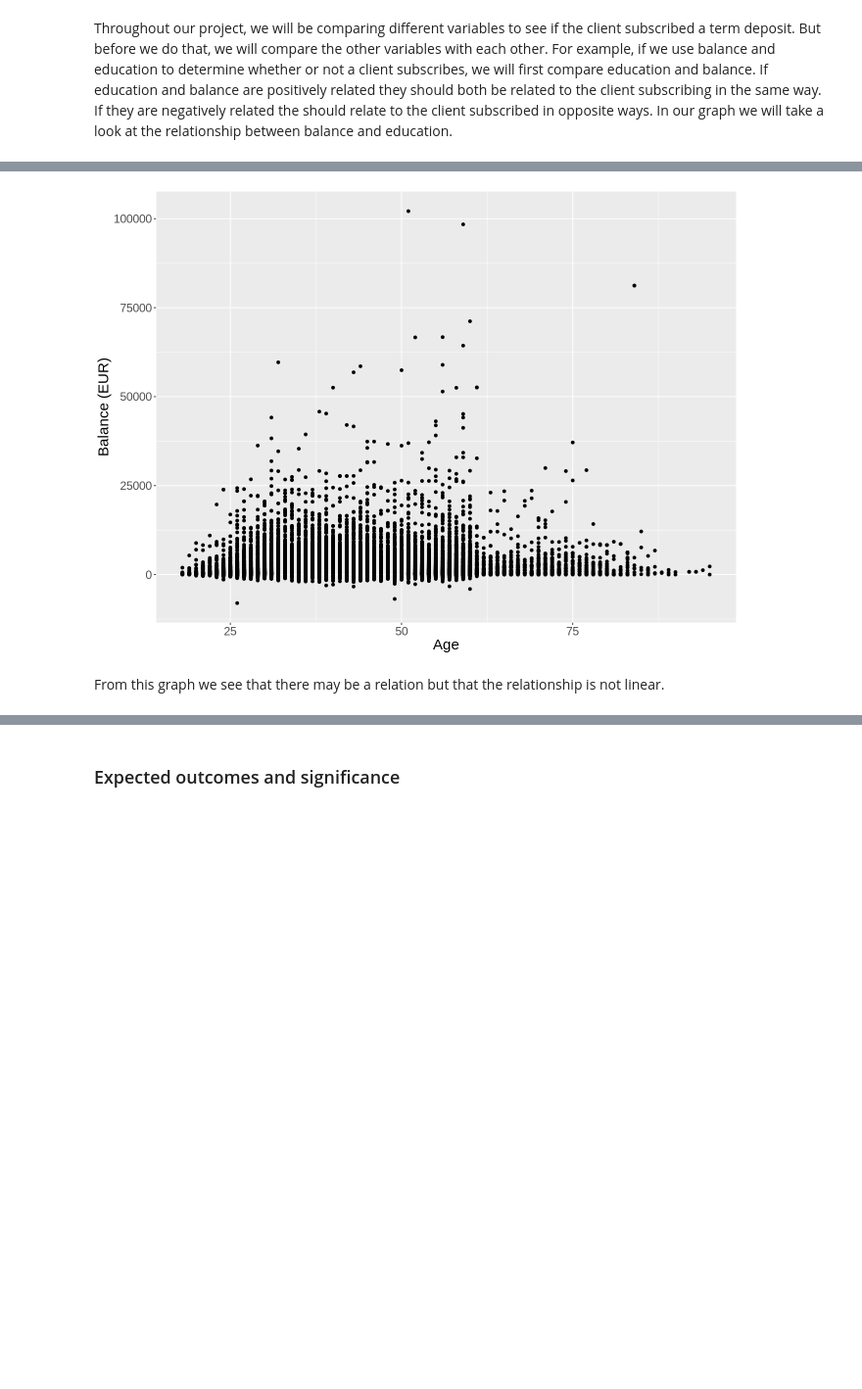
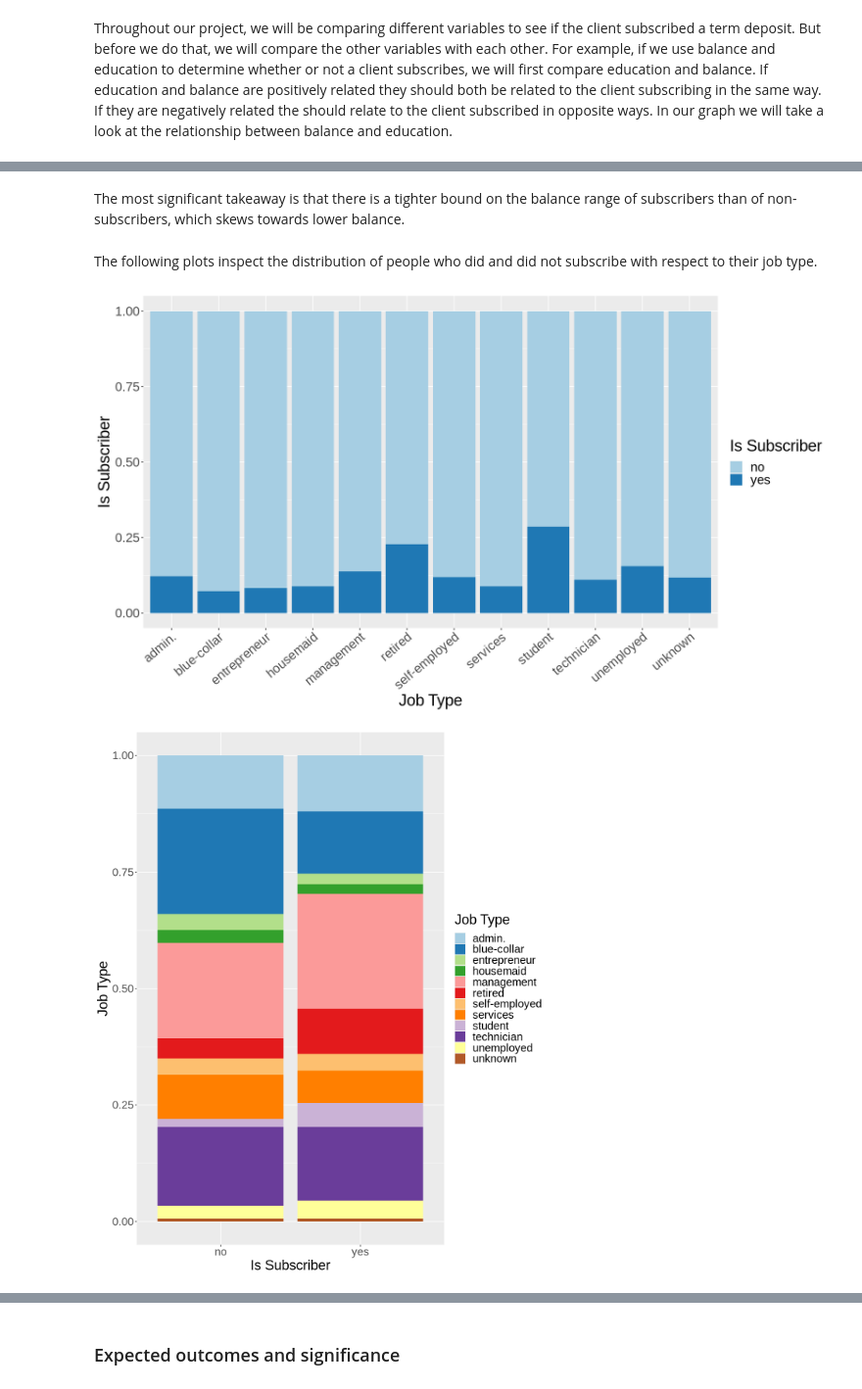
Before and after one commit to alexkhadr/Credit-Card-Project, a Jupyter notebook: proposal.ipynb, the cells around one changed output, grey strips where cells are left out. Shown: that part at 98% size. Saved outputs shown, nothing was run; the diff lists cells and outputs as text; code cells hidden in the pictures; blank space fills up the shorter version.

```diff
--- a/proposal.ipynb
+++ b/proposal.ipynb
@@ -167,10 +160,29 @@ We also see if there is a relationship between age and balance. Since these are
-# %%
-balance_vs_age <- ggplot(bank_all, aes(x = age, y = balance)) +
-    geom_point() +
-    labs(x = "Age", y = "Balance (EUR)") +
-    theme(text = element_text(size = 18))
-balance_vs_age
-# %% [output]
-[figure, removed]
-# %% [markdown]
-From this graph we see that there may be a relation but that the relationship is not linear.
+# %% [markdown]
+The most significant takeaway is that there is a tighter bound on the balance range of subscribers than of non-subscribers, which skews towards lower balance.
+# %% [markdown]
+The following plots inspect the distribution of people who did and did not subscribe with respect to their job type.
+# %%
+options(repr.plot.width=14, repr.plot.height=8)
+plot_per_job <- bank_all %>%
+    ggplot(aes(x = job, fill = y)) +
+    geom_bar(position = 'fill') +
+    xlab('Job Type') +
+    ylab('Is Subscriber') +
+    labs(fill = "Is Subscriber") +
+    scale_fill_brewer(palette = "Paired") +
+    theme(text = element_text(size = 22), axis.text.x = element_text(angle = 40, hjust = 1))
+plot_per_job
+
+options(repr.plot.width=10, repr.plot.height=12)
+plot_job2 <- bank_all %>%
+    ggplot(aes(x = y, fill = job)) +
+    geom_bar(position = 'fill') +
+    xlab('Is Subscriber') +
+    ylab('Job Type') +
+    labs(fill = "Job Type") +
+    scale_fill_brewer(palette = "Paired") +
+    theme(text = element_text(size = 22))
+plot_job2
+# %% [output]
+[figure, added]
+[figure, added]
```
Also changed, not shown: parts of 18 cells of this notebook.
